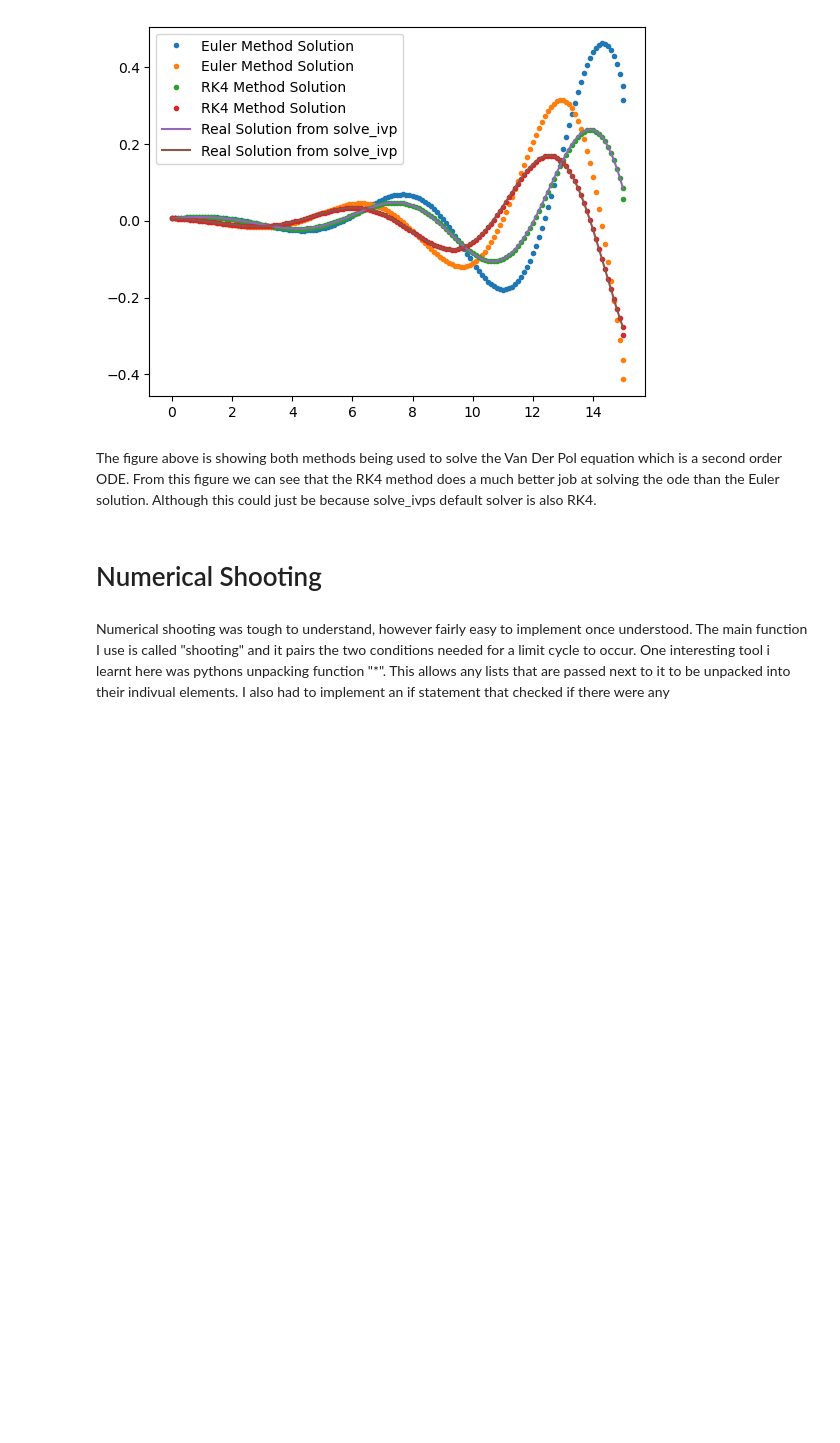
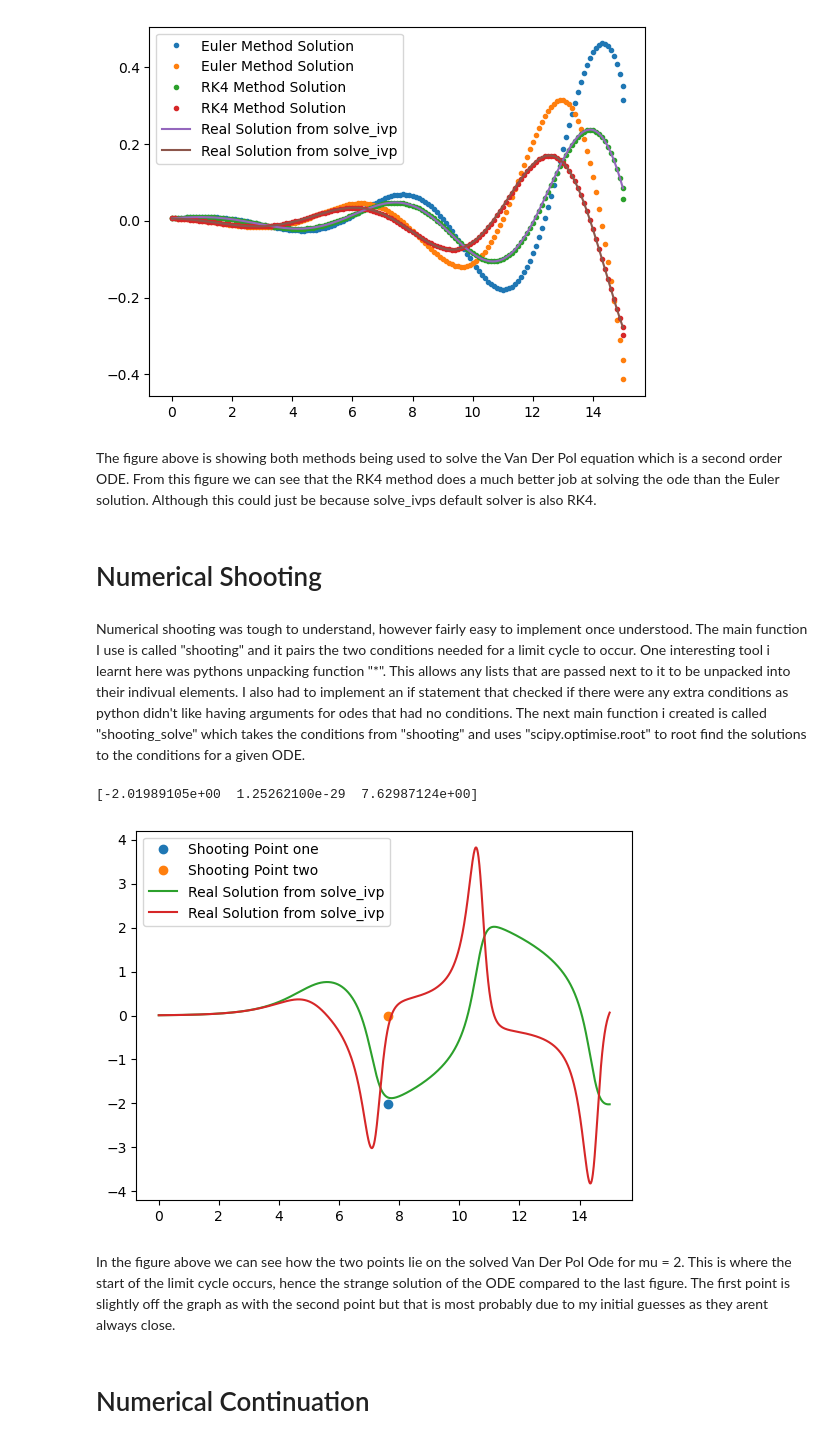
Before and after one commit to Jack904/SciCompCoursework, a Jupyter notebook: Scientific Computing Coursework Jack Gurney.ipynb, the cells around one changed output. Cells and saved outputs as stored; diff of their text form; code cells hidden in the pictures; blank space fills up the shorter version.

```diff
--- a/Scientific Computing Coursework Jack Gurney.ipynb
+++ b/Scientific Computing Coursework Jack Gurney.ipynb
@@ -31,4 +31,26 @@ The figure above is showing both methods being used to solve the Van Der Pol equ
 # %% [markdown]
 # Numerical Shooting
 # %% [markdown]
-Numerical shooting was tough to understand, however fairly easy to implement once understood. The main function I use is called "shooting" and it pairs the two conditions needed for a limit cycle to occur. One interesting tool i learnt here was pythons unpacking function "*". This allows any lists that are passed next to it to be unpacked into their indivual elements. I also had to implement an if statement that checked if there were any
+Numerical shooting was tough to understand, however fairly easy to implement once understood. The main function I use is called "shooting" and it pairs the two conditions needed for a limit cycle to occur. One interesting tool i learnt here was pythons unpacking function "*". This allows any lists that are passed next to it to be unpacked into their indivual elements. I also had to implement an if statement that checked if there were any extra conditions as python didn't like having arguments for odes that had no conditions. The next main function i created is called "shooting_solve" which takes the conditions from "shooting" and uses "scipy.optimise.root" to root find the solutions to the conditions for a given ODE.
+# %%
+from Numerical_Shooting import shooting_solve
+sol = solve_ivp(VanDerPol_Ode, [0, 50], [0.006,0.006], args=(2,), dense_output=True)
+t_eval = np.linspace(0, 15, 1500)
+y_eval = sol.sol(t_eval)
+
+sol = shooting_solve(VanDerPol_Ode, [0.5, 0.5,6], [2])
+print(sol)
+
+plt.plot(sol[2],sol[0],'o',label = 'Shooting Point one')
+plt.plot(sol[2],sol[1],'o',label = 'Shooting Point two')
+plt.plot(t_eval,y_eval[0],label = 'Real Solution from solve_ivp')
+plt.plot(t_eval,y_eval[1],label = 'Real Solution from solve_ivp')
+plt.legend(loc = 'upper left')
+plt.show()
+# %% [output]
+[-2.01989105e+00  1.25262100e-29  7.62987124e+00]
+[figure, added]
+# %% [markdown]
+In the figure above we can see how the two points lie on the solved Van Der Pol Ode for mu = 2. This is where the start of the limit cycle occurs, hence the strange solution of the ODE compared to the last figure. The first point is slightly off the graph as with the second point but that is most probably due to my initial guesses as they arent always close.
+# %% [markdown]
+# Numerical Continuation
```
Also changed, not shown: parts of 2 cells of this notebook.
